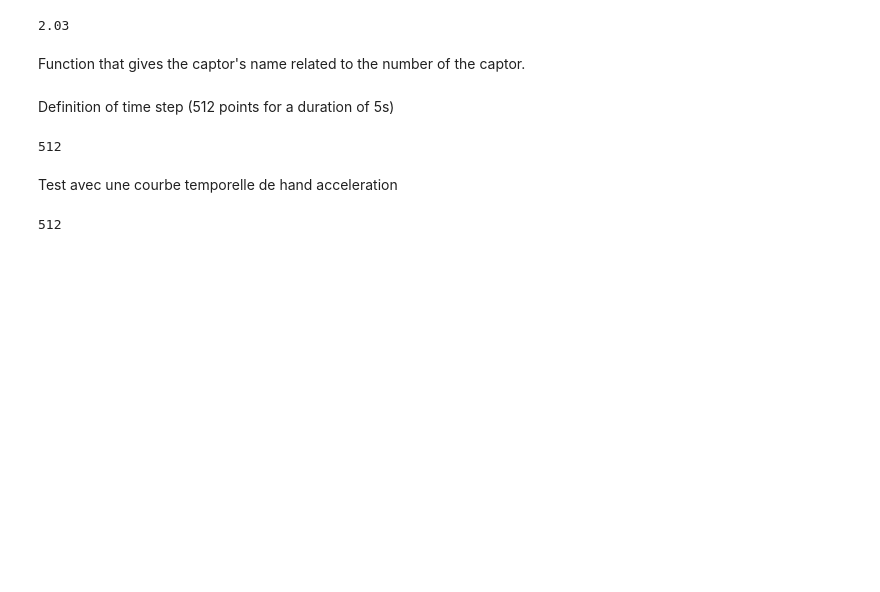
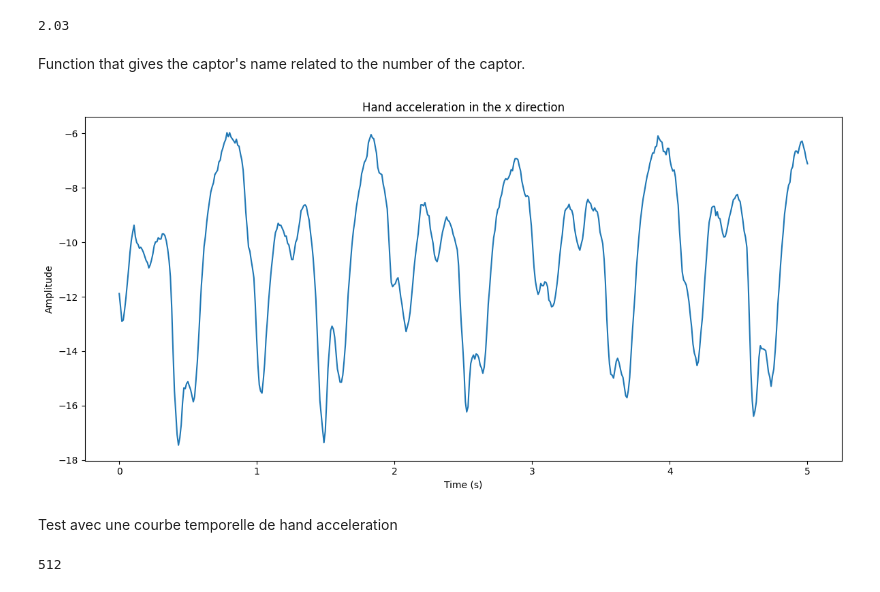
Before and after one commit to diegolall/ml_p3, a Jupyter notebook: tests.ipynb, the cells around one changed output. Drawn from its saved outputs; the diff is of its cells as text; code cells hidden in the pictures; blank space fills up the shorter version.

Commit message:
adding display_feature function

```diff
--- a/tests.ipynb
+++ b/tests.ipynb
@@ -57,12 +126,35 @@ def name_asso_to_captor_number(number:int):
-# %% [markdown]
-Definition of time step (512 points for a duration of 5s)
-# %%
-time_step = 5/511
-duration = []
-duration.extend([k*time_step] for k in range(0,512,1))
-print(len(duration))
-# %% [output]
-512
+# %%
+def acces_captor_ts(X_train, captor_number:int,ts:int):
+    """
+    This function returns the data of a captor given its number
+    """
+    #times array
+    dt=5/511 #5s for 511 points
+    t=[]
+    t.extend([k*dt] for k in range(0,512,1))
+    #captor data for a specific time serie
+    data=[]
+    data.extend([X_train[ts, 512 * (captor_number - 2) + k] for k in range(0, 512, 1)])
+    return t, data
+# %%
+def display__ts_feature(captor:int,X_train,ts:int):
+    """
+    Function that plot the time series(ts) of a feature for a specific captor
+    """
+    t,captor_ts=acces_captor_ts(X_train,captor,ts)
+
+    plt.figure(figsize=(12, 6))
+    plt.plot(t, captor_ts)
+    plt.title(cd_name[captor])
+    plt.xlabel("Time (s)")
+    plt.ylabel("Amplitude")
+
+    plt.tight_layout()
+    plt.show()
+# %%
+display__ts_feature(cd_number["HAX"],X_train,600)
+# %% [output]
+[figure, added]
 # %% [markdown]
 Test avec une courbe temporelle de hand acceleration
 # %%
```
Also changed, not shown: parts of 2 cells of this notebook, 2 other files.
